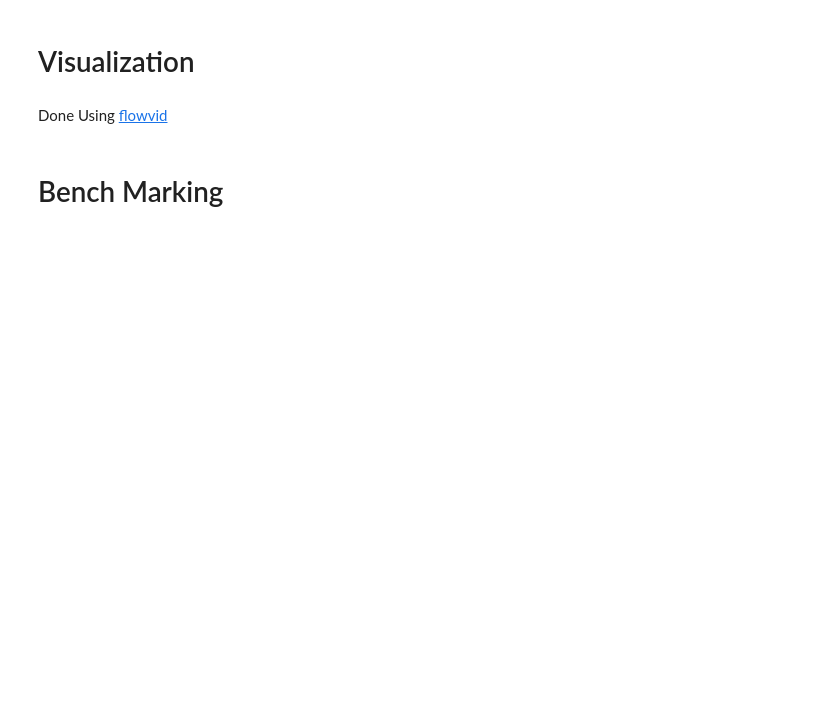
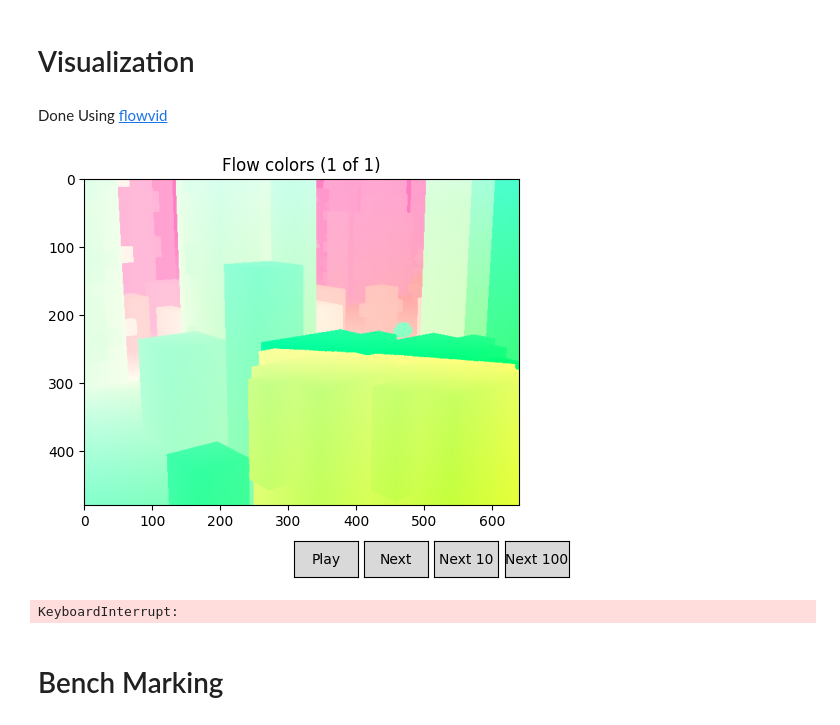
Before and after one commit to martinhofigueiredo/VC, a Jupyter notebook: assignment2/assignment2.ipynb, the cells around one changed output. Drawn from its saved outputs; the diff is of its cells as text; code cells hidden in the pictures; blank space fills up the shorter version.

```diff
--- a/assignment2/assignment2.ipynb
+++ b/assignment2/assignment2.ipynb
@@ -751,24 +733,27 @@ Done Using [flowvid](https://github.com/diegoroyo/flowvid)
 # %%
 
 import flowvid
 import numpy as np
 from IPython.display import HTML
 
 import flowvid as fv
 
-flo_data = fv.input.flo('/Users/nmcna/Desktop/FEUP/4oano/2osemestre/VC/assignment2/dataset/slow_traffic_small_flow_field.flo')
+flo_data = fv.input.flo('/workspace/VC/assignment2/dataset/other-gt-flow/Urban2/flow10.flo')
 
 # You can normalize by frame OR the whole video
 # Normalize each flo file independently
 flo_frame = fv.normalize_frame(flo_data)
 # Normalize all flo files at once, applying a clamp/gamma curve
 flo_video = fv.normalize_video(flo_data, clamp_pct=0.8, gamma=1.5)
 
 # Conversion from flow data to RGB
 rgb_frames = fv.flow_to_rgb(flo_video)
 
 out5 = fv.output.show_plot(title='Flow colors', framerate=10)
 out5.show_all(rgb_frames, show_count=True)
+# %% [output]
+[figure, added]
+KeyboardInterrupt:
 # %%
 import base64
 def create_gif_from_folder(folder_path, duration=100, loop=0):
```
Also changed, not shown: parts of 9 cells of this notebook, 1 other file.
